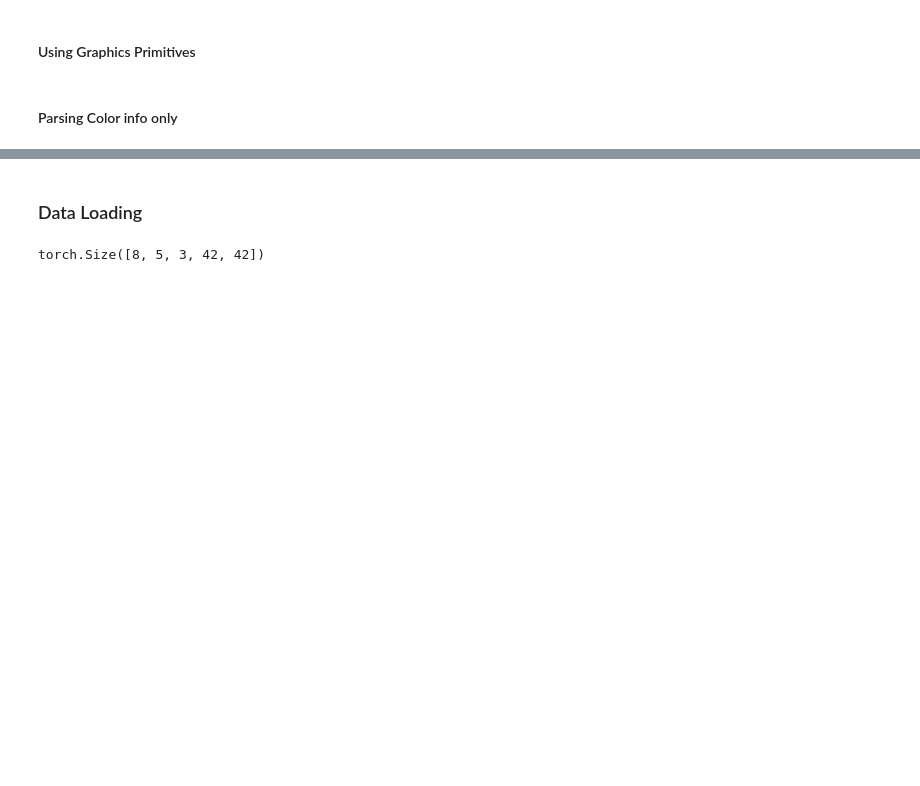
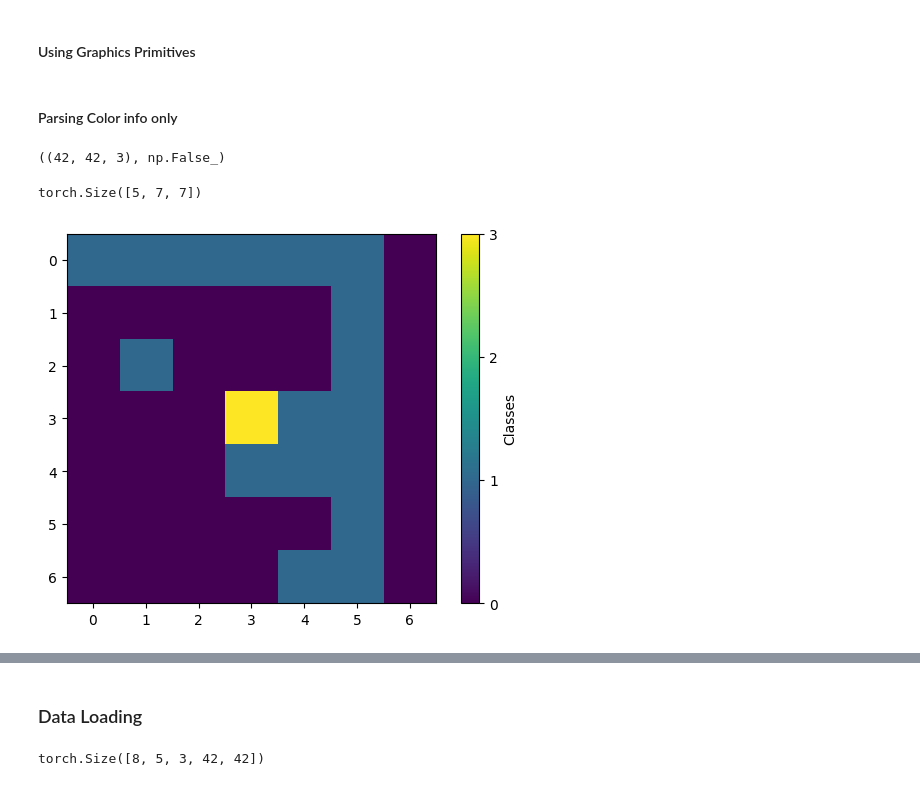
Before and after one commit to Ahmed-Khaled-Saleh/mawm, a Jupyter notebook: nbs/01b_data.utils.ipynb, the cells around one changed output, grey strips where cells are left out. Drawn from its saved outputs; the diff is of its cells as text; code cells hidden in the pictures; blank space fills up the shorter version.

```diff
--- a/nbs/01b_data.utils.ipynb
+++ b/nbs/01b_data.utils.ipynb
@@ -178,0 +202,30 @@ semantic_one_hot = F.one_hot(grid, num_classes=num_primitives)
+# %%
+#| hide
+img = data['agent_0_obs'][0]
+done = data['agent_0_done'][0]
+
+img.shape, done
+# %% [output]
+((42, 42, 3), np.False_)
+# %%
+#| hide
+from torchvision.transforms import v2
+tf = v2.Compose([
+    MsgTransform()
+])
+
+import numpy as np
+agent_id = "agent_0"
+msg = tf((img, agent_id, done))
+msg.shape
+# %% [output]
+torch.Size([5, 7, 7])
+# %%
+#| hide
+import matplotlib.pyplot as plt
+plt.imshow(msg.permute(1, 2, 0).numpy().argmax(axis=-1), cmap='viridis')
+plt.colorbar(ticks=[0,1,2,3,4], label='Classes')
+plt.savefig('msg_visualization.png')
+plt.show()
+# %% [output]
+[figure, added]
```
Also changed, not shown: parts of 16 cells of this notebook, 17 other files.
